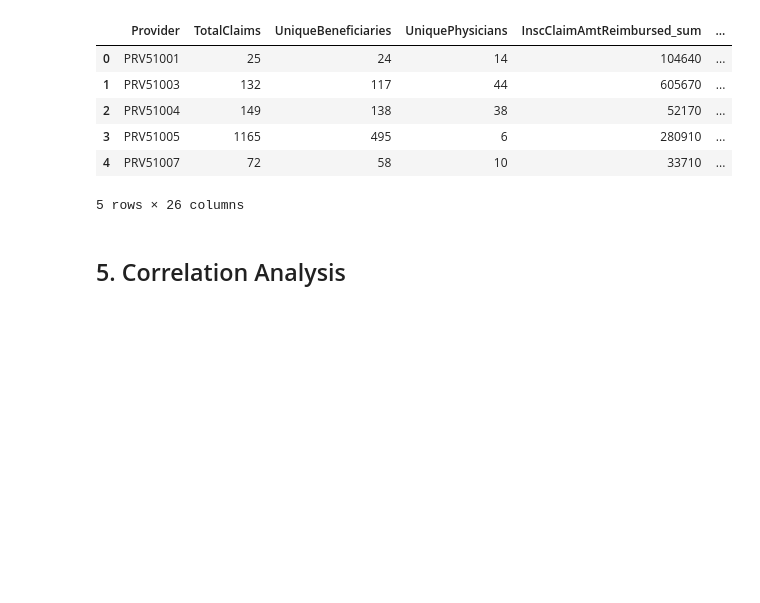
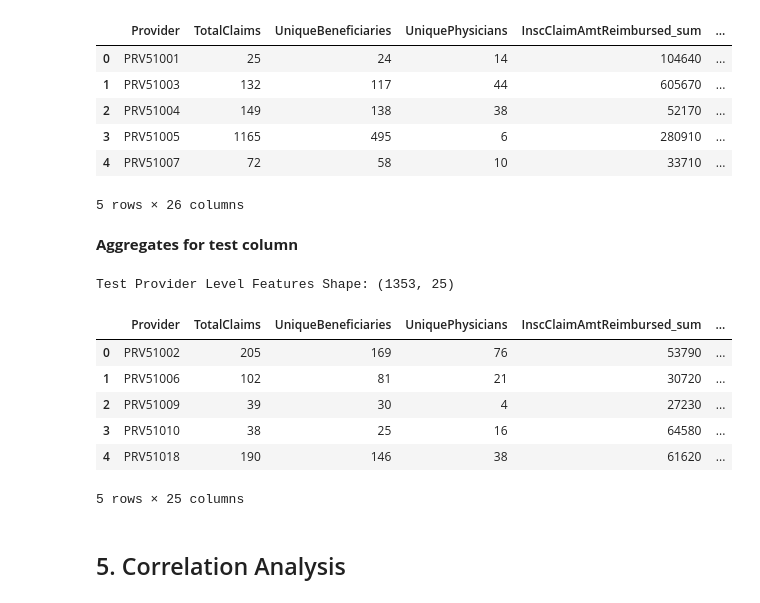
Before and after one commit to AhmedHaythamNaga/fraud_detection_project, a Jupyter notebook: notebooks/01_data_exploration_and_feature_engineering.ipynb, the cells around one changed output. Cells and saved outputs as stored; diff of their text form; code cells hidden in the pictures; blank space fills up the shorter version.

```diff
--- a/notebooks/01_data_exploration_and_feature_engineering.ipynb
+++ b/notebooks/01_data_exploration_and_feature_engineering.ipynb
@@ -251,0 +301,4 @@ train_beneficiary['RenalDiseaseIndicator'] = train_beneficiary['RenalDiseaseIndi
+# %%
+#handle renal Y and 0 to make 1 and 0
+
+test_beneficiary['RenalDiseaseIndicator'] = train_beneficiary['RenalDiseaseIndicator'].replace('Y', 1)
@@ -412,18 +528,18 @@ def aggregate_provider_data(claims_df, beneficiary_df, labels_df=None):
         'NoOfMonths_PartBCov': 'mean',
         'IPAnnualReimbursementAmt': 'mean',
         'OPAnnualReimbursementAmt': 'mean',
-        'ChronicCond_Alzheimer': 'mean', # Chronic Condition Prevalence (1=Yes, 2=No, need to convert?)
-        'ChronicCond_Heartfailure': 'mean',
-        'ChronicCond_KidneyDisease': 'mean',
-        'ChronicCond_Cancer': 'mean',
-        'ChronicCond_ObstrPulmonary': 'mean',
-        'ChronicCond_Depression': 'mean',
-        'ChronicCond_Diabetes': 'mean',
-        'ChronicCond_IschemicHeart': 'mean',
-        'ChronicCond_Osteoporasis': 'mean',
-        'ChronicCond_rheumatoidarthritis': 'mean',
-        'ChronicCond_stroke': 'mean',
-        'RenalDiseaseIndicator': 'mean'
+        'ChronicCond_Alzheimer': lambda x: (x==1).mean(), # Chronic Condition Prevalence (Percentage of No)
+        'ChronicCond_Heartfailure': lambda x: (x==1).mean(),
+        'ChronicCond_KidneyDisease': lambda x: (x==1).mean(),
+        'ChronicCond_Cancer': lambda x: (x==1).mean(),
+        'ChronicCond_ObstrPulmonary': lambda x: (x==1).mean(),
+        'ChronicCond_Depression': lambda x: (x==1).mean(),
+        'ChronicCond_Diabetes': lambda x: (x==2).mean(),
+        'ChronicCond_IschemicHeart': lambda x: (x==2).mean(),
+        'ChronicCond_Osteoporasis': lambda x: (x==2).mean(),
+        'ChronicCond_rheumatoidarthritis': lambda x: (x==2).mean(),
+        'ChronicCond_stroke': lambda x: (x==2).mean(),
+        'RenalDiseaseIndicator': lambda x: (x==1).mean(),
     }
 
     # Perform aggregation by Provider
@@ -473,6 +589,32 @@ Provider Level Features Shape: (5410, 26)
 | 3 | PRV51005 | 1165 | 495 | 6 | 280910 | ... |
 | 4 | PRV51007 | 72 | 58 | 10 | 33710 | ... |
 5 rows × 26 columns
+# %% [markdown]
+**Aggregates for test column**
+# %%
+# Preprocess test beneficiary data (Chronic Conditions: 2->0, Renal: 'Y'->1)
+test_beneficiary_processed = test_beneficiary.copy()
+chronic_cols = [col for col in test_beneficiary.columns if 'ChronicCond' in col]
+
+for col in chronic_cols:
+    test_beneficiary_processed[col] = test_beneficiary_processed[col].replace(2, 0)
+
+test_beneficiary_processed['RenalDiseaseIndicator'] = test_beneficiary_processed['RenalDiseaseIndicator'].replace('Y', 1).astype(int)
+
+# Aggregate for Test Data (No labels provided)
+test_provider_features = aggregate_provider_data(all_claims_test, test_beneficiary_processed, labels_df=None)
+
+print("Test Provider Level Features Shape:", test_provider_features.shape)
+display(test_provider_features.head())
+# %% [output]
+Test Provider Level Features Shape: (1353, 25)
+|  | Provider | TotalClaims | UniqueBeneficiaries | UniquePhysicians | InscClaimAmtReimbursed_sum | ... |
+| 0 | PRV51002 | 205 | 169 | 76 | 53790 | ... |
+| 1 | PRV51006 | 102 | 81 | 21 | 30720 | ... |
+| 2 | PRV51009 | 39 | 30 | 4 | 27230 | ... |
+| 3 | PRV51010 | 38 | 25 | 16 | 64580 | ... |
+| 4 | PRV51018 | 190 | 146 | 38 | 61620 | ... |
+5 rows × 25 columns
 # %% [markdown]
 ## 5. Correlation Analysis
 # %%
```
Also changed, not shown: parts of 25 cells of this notebook.
